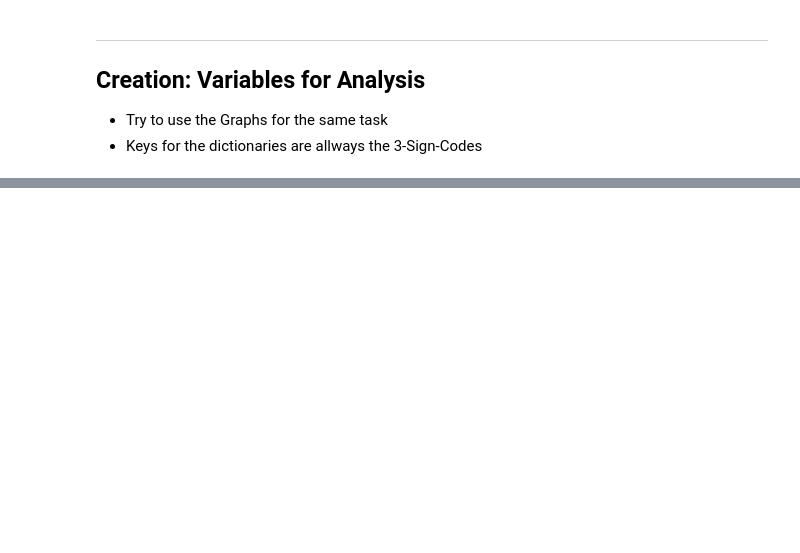
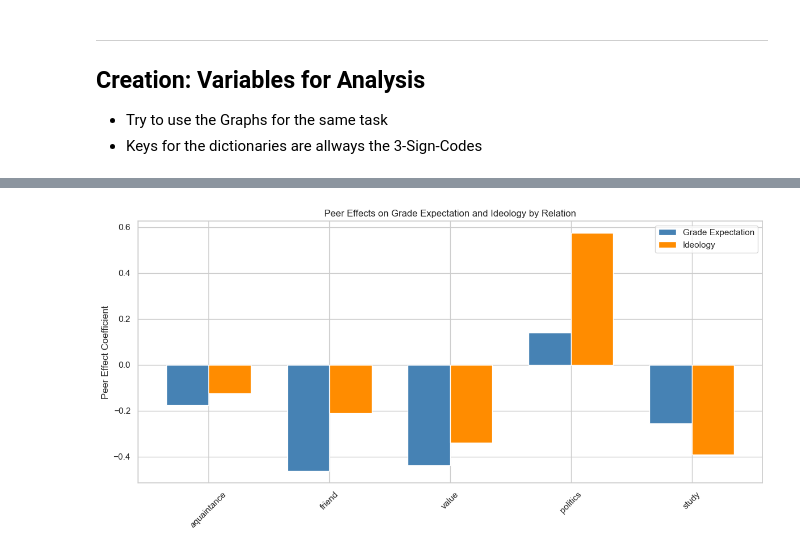
Before and after one commit to LS-Shikano/StudentSurvey, a Jupyter notebook: data_WS2425/DataPack_Susumu/AnalysisVariables.ipynb, the cells around one changed output, grey strips where cells are left out. Cells and saved outputs as stored; diff of their text form; code cells hidden in the pictures; blank space fills up the shorter version.

```diff
--- a/data_WS2425/DataPack_Susumu/AnalysisVariables.ipynb
+++ b/data_WS2425/DataPack_Susumu/AnalysisVariables.ipynb
@@ -516,0 +625,17 @@ Wave 3:
+# %%
+plt.figure(figsize=(12, 6))
+
+bar_width = 0.35
+indices = range(len(peer_effects_grade_df))
+
+plt.bar(indices, peer_effects_grade_df['coef_peer_grade'], width=bar_width, label='Grade Expectation', color='steelblue')
+plt.bar([i + bar_width for i in indices], peer_effects_grade_df['coef_peer_ideology'], width=bar_width, label='Ideology', color='darkorange')
+
+plt.xticks([i + bar_width/2 for i in indices], peer_effects_grade_df['relation'], rotation=45)
+plt.ylabel('Peer Effect Coefficient')
+plt.title('Peer Effects on Grade Expectation and Ideology by Relation')
+plt.legend()
+plt.tight_layout()
+plt.show()
+# %% [output]
+[figure, added]
```
Also changed, not shown: parts of 26 cells of this notebook.
